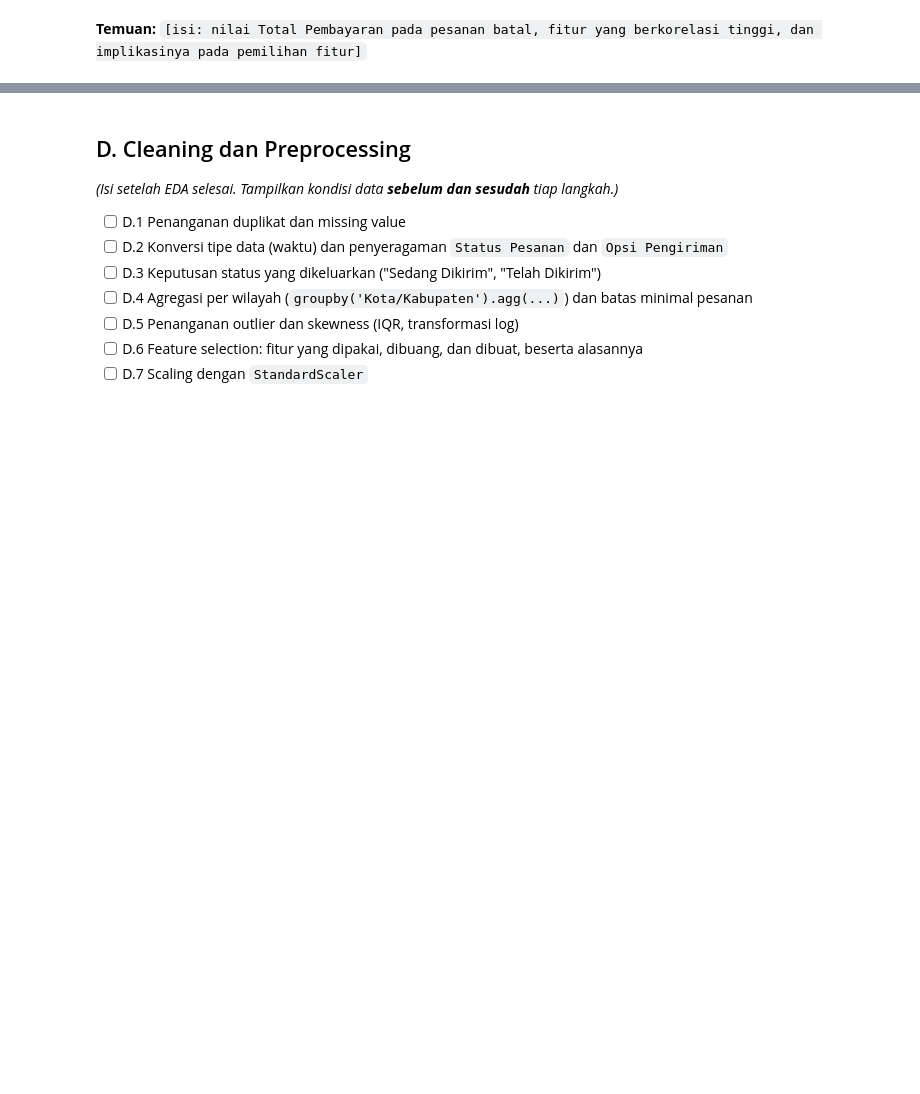
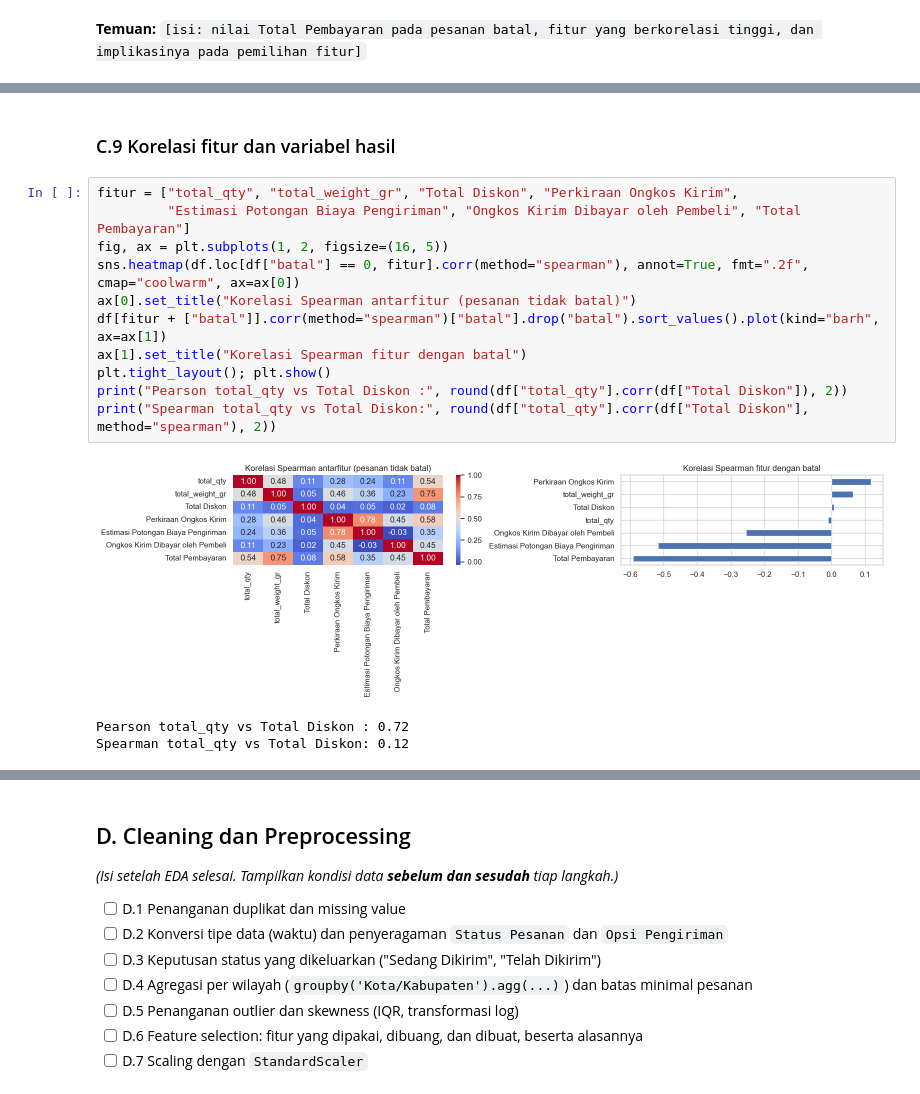
Before and after one commit to anubluskrin/PROJECT-DS, a Jupyter notebook: notebook_proyek_akhir.ipynb, the cells around one changed output, grey strips where cells are left out. Saved outputs shown, nothing was run; the diff lists cells and outputs as text; blank space fills up the shorter version.

```diff
--- a/notebook_proyek_akhir.ipynb
+++ b/notebook_proyek_akhir.ipynb
@@ -405,0 +584,17 @@ plt.tight_layout(); plt.show()
+# %% [markdown]
+### C.9 Korelasi fitur dan variabel hasil
+# %%
+fitur = ["total_qty", "total_weight_gr", "Total Diskon", "Perkiraan Ongkos Kirim",
+         "Estimasi Potongan Biaya Pengiriman", "Ongkos Kirim Dibayar oleh Pembeli", "Total Pembayaran"]
+fig, ax = plt.subplots(1, 2, figsize=(16, 5))
+sns.heatmap(df.loc[df["batal"] == 0, fitur].corr(method="spearman"), annot=True, fmt=".2f", cmap="coolwarm", ax=ax[0])
+ax[0].set_title("Korelasi Spearman antarfitur (pesanan tidak batal)")
+df[fitur + ["batal"]].corr(method="spearman")["batal"].drop("batal").sort_values().plot(kind="barh", ax=ax[1])
+ax[1].set_title("Korelasi Spearman fitur dengan batal")
+plt.tight_layout(); plt.show()
+print("Pearson total_qty vs Total Diskon :", round(df["total_qty"].corr(df["Total Diskon"]), 2))
+print("Spearman total_qty vs Total Diskon:", round(df["total_qty"].corr(df["Total Diskon"], method="spearman"), 2))
+# %% [output]
+[figure, added]
+Pearson total_qty vs Total Diskon : 0.72
+Spearman total_qty vs Total Diskon: 0.12
```
Also changed, not shown: parts of 17 cells of this notebook.
